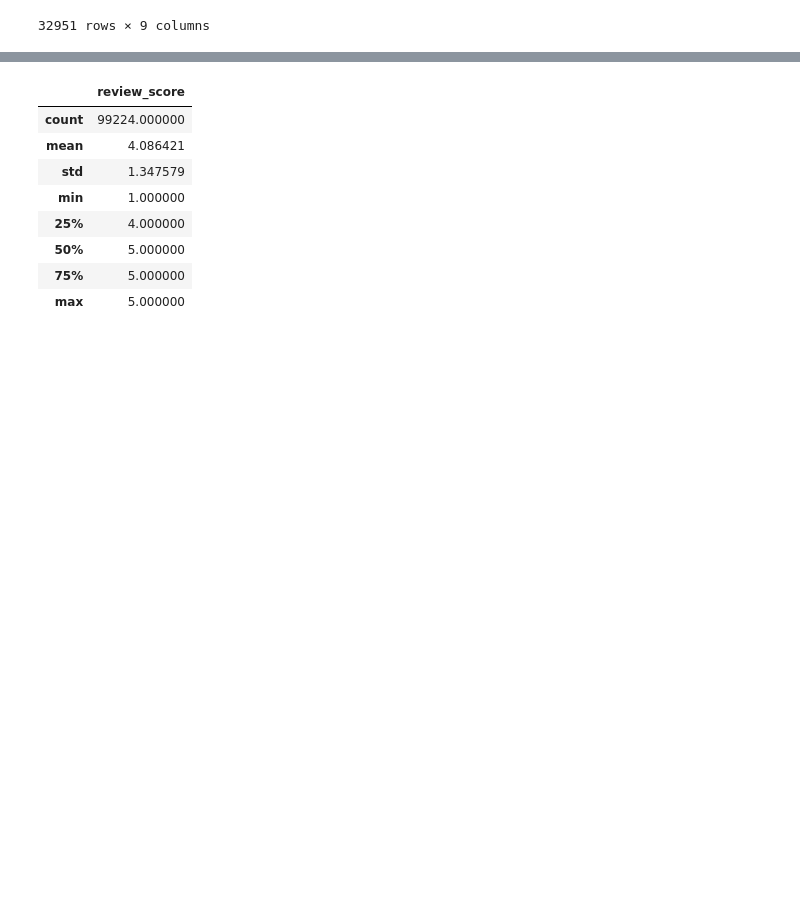
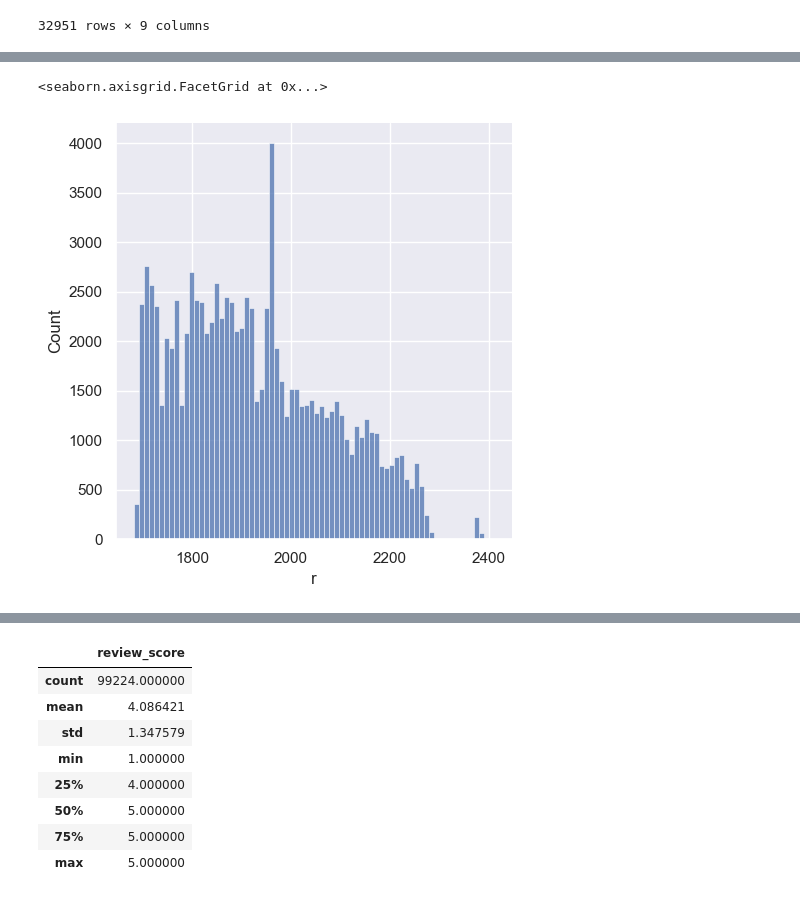
Before and after one commit to ArhurK/P5-Segmentez-les-clients-d-un-e-commerce, a Jupyter notebook: P5_Olist_Nettoyage.ipynb, the cells around one changed output, grey strips where cells are left out. Cells and saved outputs as stored; diff of their text form; code cells hidden in the pictures; blank space fills up the shorter version.

```diff
--- a/P5_Olist_Nettoyage.ipynb
+++ b/P5_Olist_Nettoyage.ipynb
@@ -93,0 +231,4 @@ j
+# %%
+# jointure entre df_orders et les tables products et customers
+df = data['products'].merge(df_orders.merge(data['customers']))
+df.columns
@@ -93,0 +277,3 @@ j
+# %%
+df['order_purchase_timestamp'] = pd.to_datetime(df['order_purchase_timestamp']).astype('datetime64[D]')
+df['order_purchase_timestamp']
@@ -93,0 +323,2 @@ j
+# %%
+df['N_days'] = (datetime.now() - df['order_purchase_timestamp']).astype('timedelta64[D]')
@@ -93,0 +356,10 @@ j
+# %%
+rfm = df.groupby('customer_unique_id').agg({'N_days' : np.min,
+                                      'order_purchase_timestamp' : len,
+                                      'payment_value' : np.sum
+                                     }).reset_index()
+
+rfm = rfm.rename(columns={'N_days' : 'r',
+            'order_purchase_timestamp' : 'f',
+            'payment_value' : 'm' })
+rfm
@@ -93,0 +400,5 @@ j
+# %%
+sns.displot(data= rfm, x='r')
+# %% [output]
+<seaborn.axisgrid.FacetGrid at 0x...>
+[figure, added]
```
Also changed, not shown: parts of 44 cells of this notebook.
